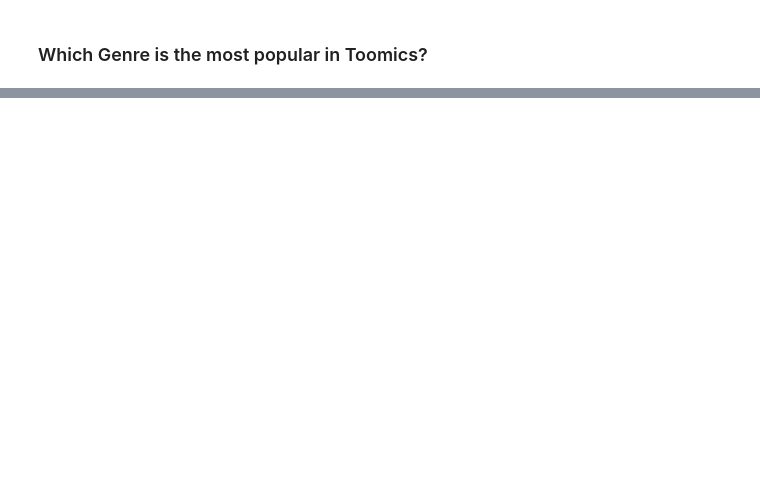
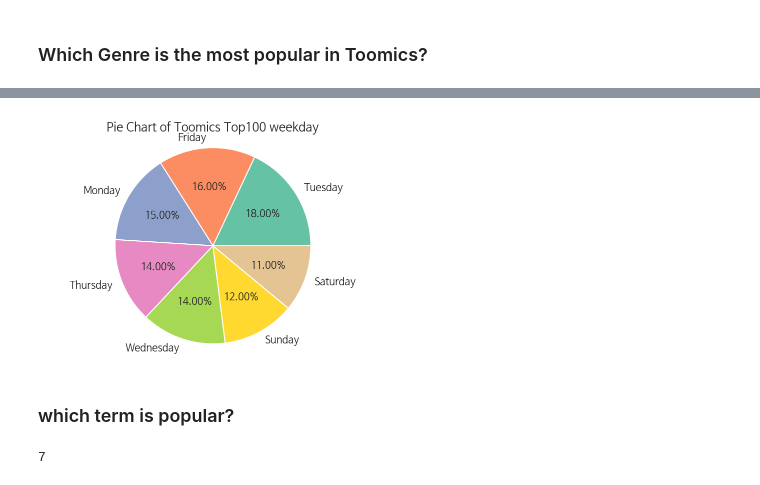
Before and after one commit to shinevol53/Webtoon, a Jupyter notebook: EDA_Toomics_Top100.ipynb, the cells around one changed output, grey strips where cells are left out. Cells and saved outputs as stored; diff of their text form; code cells hidden in the pictures; blank space fills up the shorter version.

```diff
--- a/EDA_Toomics_Top100.ipynb
+++ b/EDA_Toomics_Top100.ipynb
@@ -87,0 +185,18 @@ df_Toomics100[df_Toomics100['number'] == df_Toomics100['number'].max()]
+# %%
+df_Toomics100['seconde_updated_date'] = [''.join(date) for date in df_Toomics100['seconde_updated_date']]
+# %%
+df_Toomics100['timed_2nd_epi'] = ''
+for i in range(len(df_Toomics100)):
+    test_t = df_Toomics100['seconde_updated_date'][i]
+    if df_Toomics100['seconde_updated_date'][i] != '':
+        df_Toomics100['timed_2nd_epi'][i] = datetime.datetime.strptime(test_t, '%Y.%m.%d')
+    else:
+        pass
+# %%
+# 1st epi -> a day of week
+df_Toomics100['uploaded_day'] = [date.strftime('%A') for date in df_Toomics100['timed_1st_epi']]
+# %%
+df_sorted_weekday = df_Toomics100.groupby('uploaded_day').agg({'title' : 'count'}).sort_values('title', ascending = False).reset_index()
+df_sorted_weekday['uploaded_day_count'] = df_sorted_weekday['title']
+df_sorted_weekday = df_sorted_weekday[['uploaded_day', 'uploaded_day_count']]
+df_sorted_weekday
@@ -87,0 +212,21 @@ df_Toomics100[df_Toomics100['number'] == df_Toomics100['number'].max()]
+# %%
+#colors
+group_colors = current_palatte
+
+# Pie size
+#plt.reParams['figure.figsize'] = [12, 8]
+
+
+
+# Pie chart
+plt.pie(df_sorted_weekday['uploaded_day_count'],
+       labels=df_sorted_weekday['uploaded_day'],
+       colors = group_colors,
+       autopct = '%1.2f%%',
+       textprops = {'fontsize': 10})
+
+plt.axis('equal')
+plt.title('Pie Chart of Toomics Top100 weekday')
+plt.show()
+# %% [output]
+[figure, added]
@@ -87,0 +237,2 @@ df_Toomics100[df_Toomics100['number'] == df_Toomics100['number'].max()]
+# %% [markdown]
+### which term is popular?
@@ -87,0 +241,4 @@ df_Toomics100[df_Toomics100['number'] == df_Toomics100['number'].max()]
+# %%
+test2.days
+# %% [output]
+7
```
Also changed, not shown: parts of 38 cells of this notebook.
